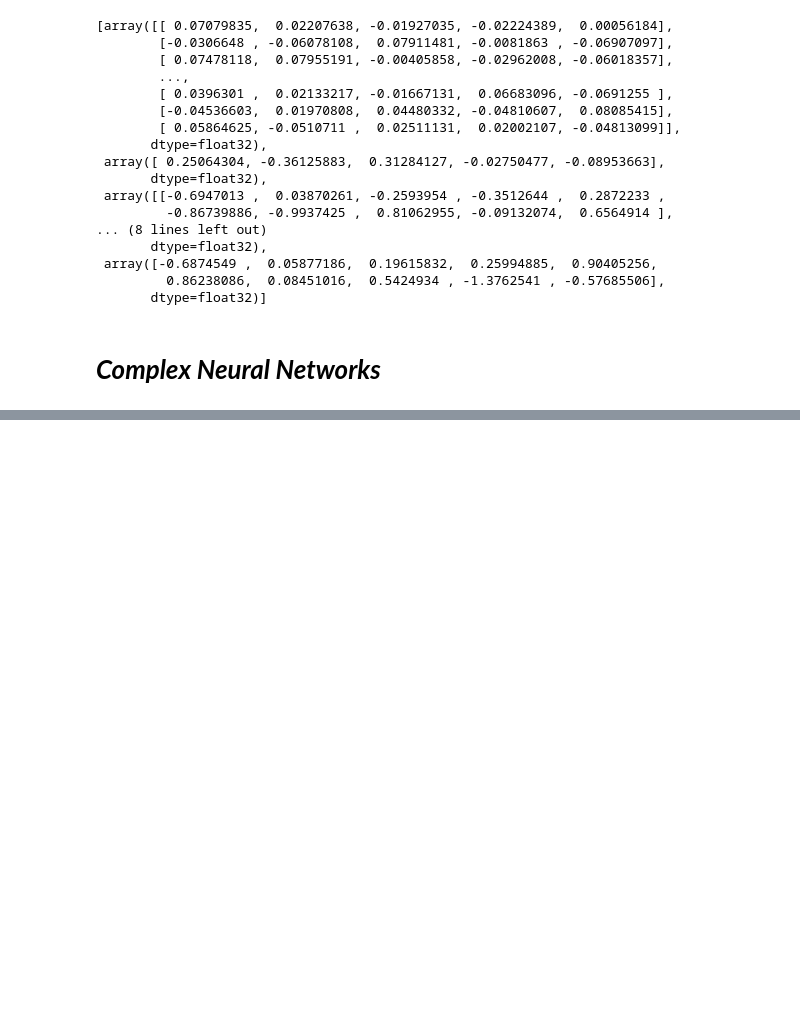
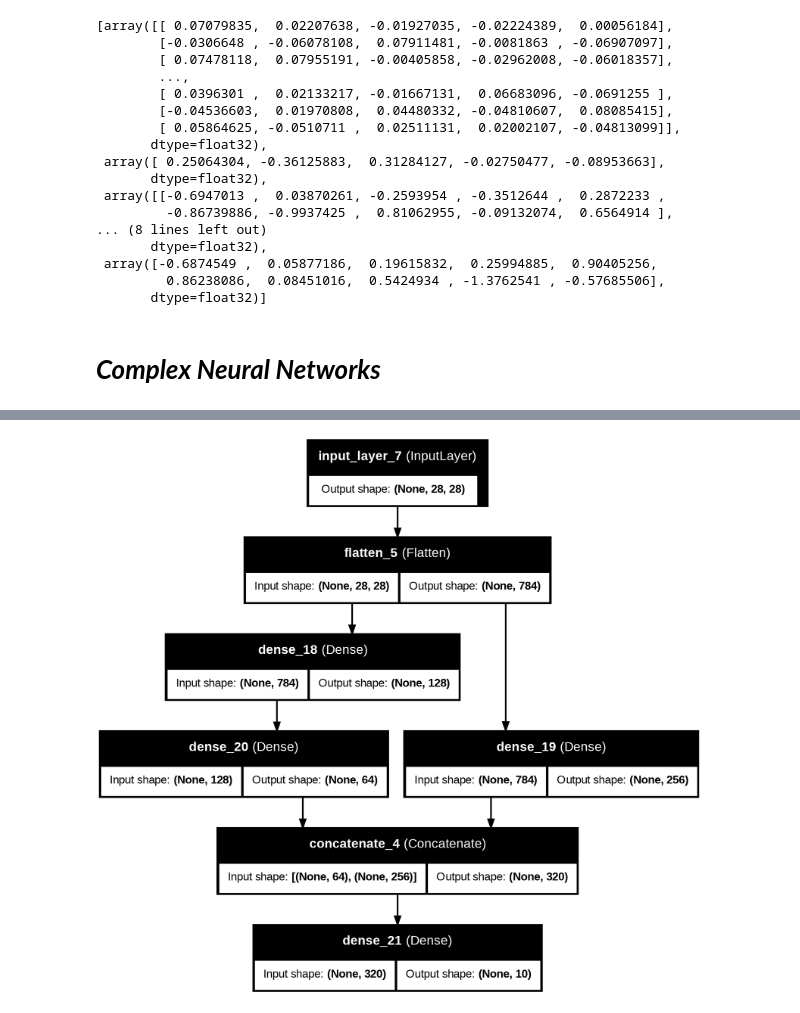
Before and after one commit to divyam1464/GFG_GenerativeAI_and_ChatGPT, a Jupyter notebook: GFG_Generative_AI_&_ChatGPT.ipynb, the cells around one changed output, grey strips where cells are left out. Drawn from its saved outputs; the diff is of its cells as text; code cells hidden in the pictures; blank space fills up the shorter version.

```diff
--- a/GFG_Generative_AI_&_ChatGPT.ipynb
+++ b/GFG_Generative_AI_&_ChatGPT.ipynb
@@ -147,3 +145,11 @@ input_layer = Input(shape = (28,28))
+# %%
+input_layer = Input(shape = (28,28))
+flatten = Flatten(input_shape = (28,28))(input_layer)
+hidden1 = Dense(128, activation = 'relu')(flatten)
+hidden2 = Dense(256, activation = 'relu')(flatten)
+hidden11 = Dense(64, activation = 'relu')(hidden1)
+merge = concatenate([hidden11, hidden2])
+output_layer = Dense(10, activation = 'softmax')(merge)
 # %%
 # here we are trying to create a type of parallel architecture -> 1 input layer
 #                                                                 2 parallel hidden layers
@@ -177,0 +178,2 @@ output_layer = Dense(10, activation = 'softmax')(merge)
+# %%
+model = Model(inputs = input_layer, outputs = output_layer)
@@ -177,0 +206,5 @@ output_layer = Dense(10, activation = 'softmax')(merge)
+# %%
+from keras.utils import plot_model
+plot_model(model, show_shapes = True, show_layer_names = True)
+# %% [output]
+[figure, added]
```
Also changed, not shown: parts of 6 cells of this notebook.
